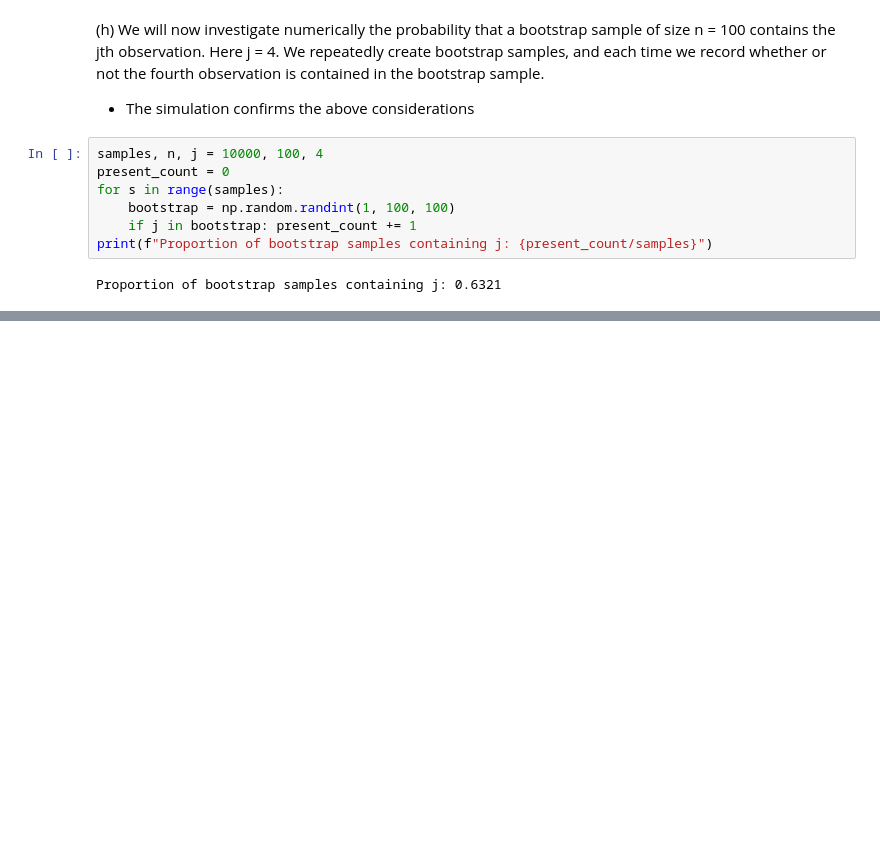
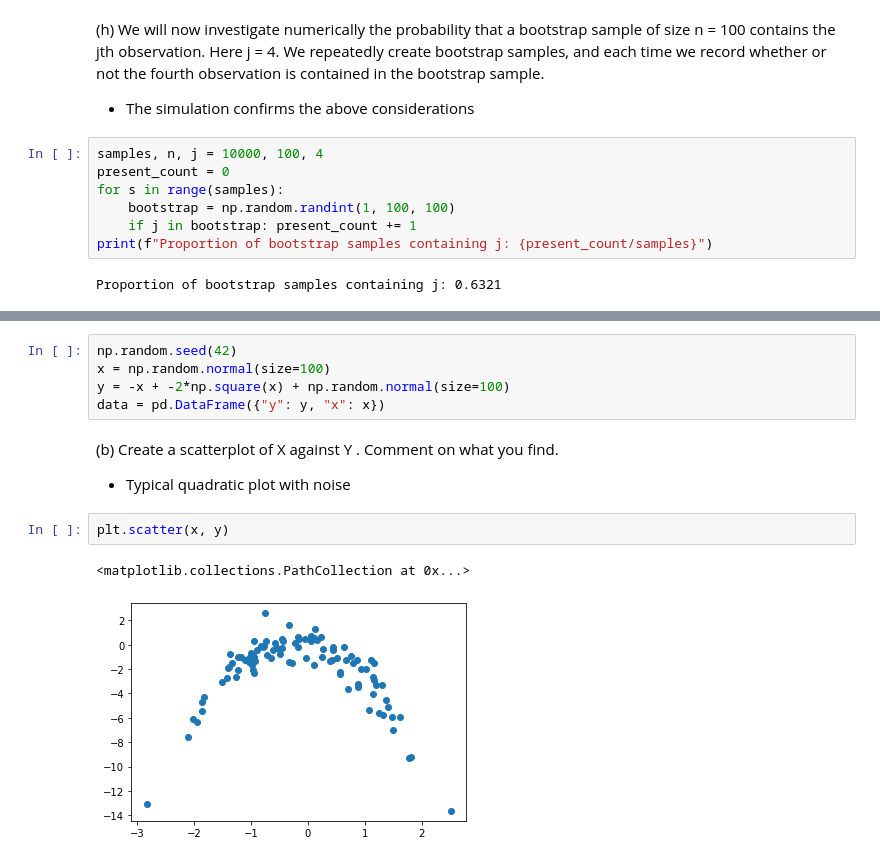
Before and after one commit to bartkowiaktomasz/introduction-to-statistical-learning-python, a Jupyter notebook: notebooks/Chapter_5.ipynb, the cells around one changed output, grey strips where cells are left out. Drawn from its saved outputs; the diff is of its cells as text; blank space fills up the shorter version.

```diff
--- a/notebooks/Chapter_5.ipynb
+++ b/notebooks/Chapter_5.ipynb
@@ -94,0 +343,13 @@ $$
+# %%
+np.random.seed(42)
+x = np.random.normal(size=100)
+y = -x + -2*np.square(x) + np.random.normal(size=100)
+data = pd.DataFrame({"y": y, "x": x})
+# %% [markdown]
+(b) Create a scatterplot of X against Y . Comment on what you find.
+- Typical quadratic plot with noise
+# %%
+plt.scatter(x, y)
+# %% [output]
+<matplotlib.collections.PathCollection at 0x...>
+[figure, added]
```
Also changed, not shown: parts of 52 cells of this notebook, 15 other files.
